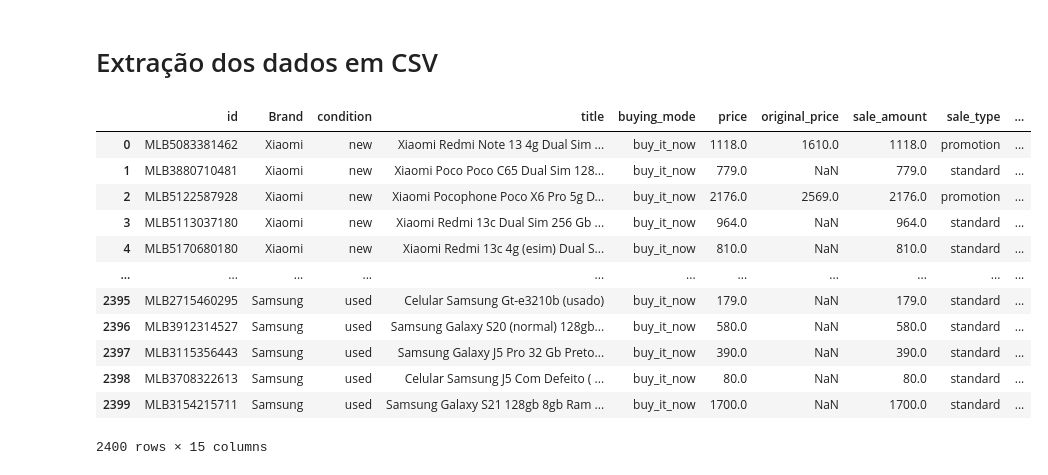
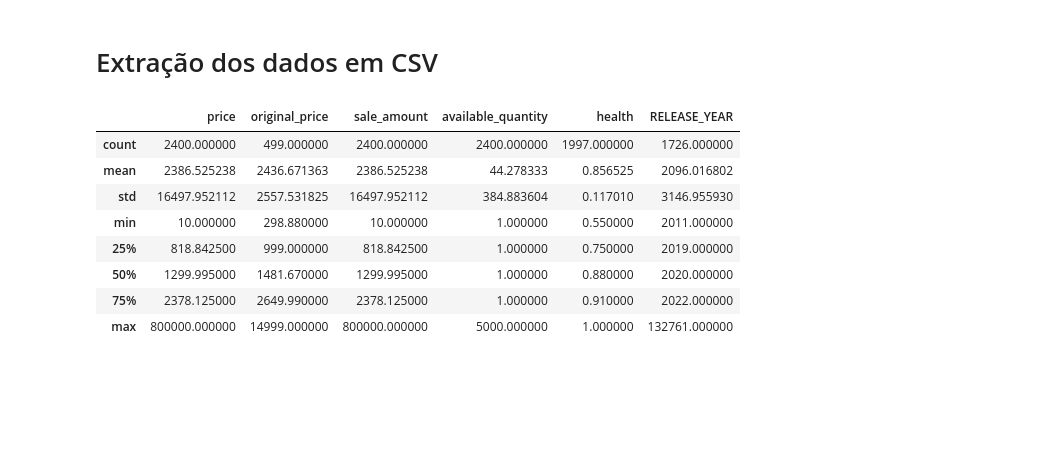
Before and after one commit to l1vitorino/Meli-Challenge-Engineer-Python, a Jupyter notebook: app/exploratory_analysis/analysis.ipynb, the cells around one changed output. Cells and saved outputs as stored; diff of their text form; code cells hidden in the pictures; blank space fills up the shorter version.

```diff
--- a/app/exploratory_analysis/analysis.ipynb
+++ b/app/exploratory_analysis/analysis.ipynb
@@ -8,18 +6,14 @@ import os
 # Extração dos dados em CSV
 # %%
 df = pd.read_csv('../../data/data.csv')
-df.head(3000)
+df.describe()
 # %% [output]
-|  | id | Brand | condition | title | buying_mode | price | original_price | sale_amount | sale_type | ... |
-| 0 | MLB5083381462 | Xiaomi | new | Xiaomi Redmi Note 13 4g Dual Sim ... | buy_it_now | 1118.0 | 1610.0 | 1118.0 | promotion | ... |
-| 1 | MLB3880710481 | Xiaomi | new | Xiaomi Poco Poco C65 Dual Sim 128... | buy_it_now | 779.0 | NaN | 779.0 | standard | ... |
-| 2 | MLB5122587928 | Xiaomi | new | Xiaomi Pocophone Poco X6 Pro 5g D... | buy_it_now | 2176.0 | 2569.0 | 2176.0 | promotion | ... |
-| 3 | MLB5113037180 | Xiaomi | new | Xiaomi Redmi 13c Dual Sim 256 Gb ... | buy_it_now | 964.0 | NaN | 964.0 | standard | ... |
-| 4 | MLB5170680180 | Xiaomi | new | Xiaomi Redmi 13c 4g (esim) Dual S... | buy_it_now | 810.0 | NaN | 810.0 | standard | ... |
-| ... | ... | ... | ... | ... | ... | ... | ... | ... | ... | ... |
-| 2395 | MLB2715460295 | Samsung | used | Celular Samsung Gt-e3210b (usado) | buy_it_now | 179.0 | NaN | 179.0 | standard | ... |
-| 2396 | MLB3912314527 | Samsung | used | Samsung Galaxy S20 (normal) 128gb... | buy_it_now | 580.0 | NaN | 580.0 | standard | ... |
-| 2397 | MLB3115356443 | Samsung | used | Samsung Galaxy J5 Pro 32 Gb Preto... | buy_it_now | 390.0 | NaN | 390.0 | standard | ... |
-| 2398 | MLB3708322613 | Samsung | used | Celular Samsung J5 Com Defeito ( ... | buy_it_now | 80.0 | NaN | 80.0 | standard | ... |
-| 2399 | MLB3154215711 | Samsung | used | Samsung Galaxy S21 128gb 8gb Ram ... | buy_it_now | 1700.0 | NaN | 1700.0 | standard | ... |
+|  | price | original_price | sale_amount | available_quantity | health | RELEASE_YEAR |
+| count | 2400.000000 | 499.000000 | 2400.000000 | 2400.000000 | 1997.000000 | 1726.000000 |
+| mean | 2386.525238 | 2436.671363 | 2386.525238 | 44.278333 | 0.856525 | 2096.016802 |
+| std | 16497.952112 | 2557.531825 | 16497.952112 | 384.883604 | 0.117010 | 3146.955930 |
+| min | 10.000000 | 298.880000 | 10.000000 | 1.000000 | 0.550000 | 2011.000000 |
+| 25% | 818.842500 | 999.000000 | 818.842500 | 1.000000 | 0.750000 | 2019.000000 |
+| 50% | 1299.995000 | 1481.670000 | 1299.995000 | 1.000000 | 0.880000 | 2020.000000 |
+| 75% | 2378.125000 | 2649.990000 | 2378.125000 | 1.000000 | 0.910000 | 2022.000000 |
+| max | 800000.000000 | 14999.000000 | 800000.000000 | 5000.000000 | 1.000000 | 132761.000000 |
-2400 rows × 15 columns
```
Also changed, not shown: parts of 12 cells of this notebook, 8 other files.
